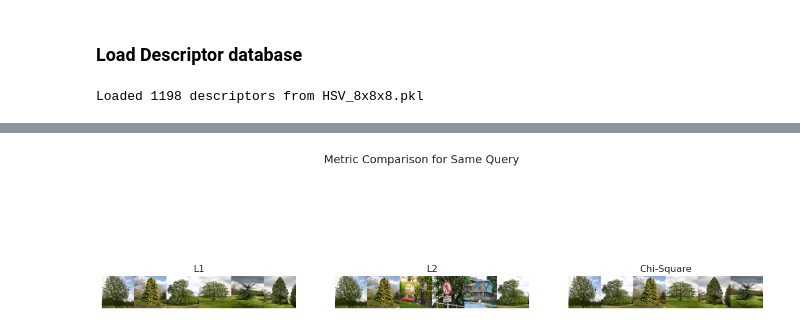
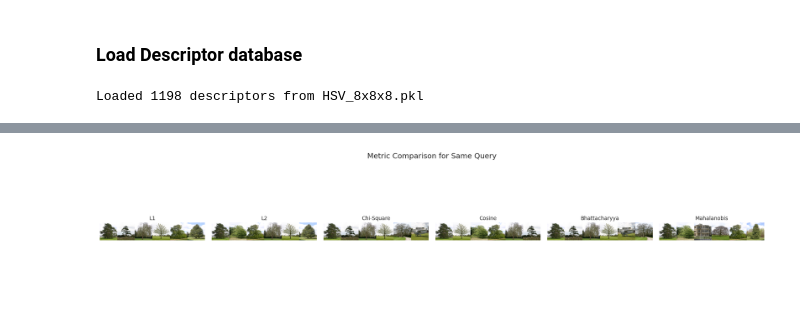
Before and after one commit to Victor-Johnson/computer-vision-visual-search, a Jupyter notebook: notebooks/image_retrival.ipynb, the cells around one changed output, grey strips where cells are left out. Saved outputs shown, nothing was run; the diff lists cells and outputs as text; code cells hidden in the pictures; blank space fills up the shorter version.

```diff
--- a/notebooks/image_retrival.ipynb
+++ b/notebooks/image_retrival.ipynb
@@ -53,10 +44,3 @@ def safe_imread(path: Path):
         print(f"Could not read: {path.name}")
         return None
     return img
-# %%
-def l1(a, b):  return np.sum(np.abs(a - b))
-def l2(a, b):  return np.sqrt(np.sum((a - b) ** 2))
-def chi2(a, b, eps=1e-10):
-    return 0.5 * np.sum(((a - b) ** 2) / (a + b + eps))
-
-metric_funcs = {"L1": l1, "L2": l2, "Chi-Square": chi2}
@@ -122,19 +161,36 @@ ValueError: num must be an integer with 1 <= num <= 10, not 11
 # %%
-metrics = ["L1", "L2", "Chi-Square"]
+metrics = ["L1", "L2", "Chi-Square", "Cosine", "Bhattacharyya", "Mahalanobis"]
 cols = len(metrics)
-plt.figure(figsize=(15,5))
+top_k = 6
+
+plt.figure(figsize=(18, 4))
 
 for j, m in enumerate(metrics):
     dist_fn = metric_funcs[m]
-    results = rank(query_vec, desc_db, dist_fn, top_k=6)
-    plt.subplot(1, cols, j+1)
-    imgs = [cv2.cvtColor(cv2.imread(str(DATA_DIR/name)), cv2.COLOR_BGR2RGB)
-            for name,_ in results]
-    grid = np.concatenate([cv2.resize(i,(120,120)) for i in imgs], axis=1)
+    results = rank(query_vec, desc_db, dist_fn, top_k=top_k)
+
+
+    imgs = []
+    for name, _ in results:
+        img_path = DATA_DIR / name
+        img = cv2.imread(str(img_path))
+        if img is not None:
+            img = cv2.cvtColor(img, cv2.COLOR_BGR2RGB)
+            img = cv2.resize(img, (120, 120))
+            imgs.append(img)
+    if not imgs:
+        # Handle metrics that produce no valid results
+        imgs = [np.zeros((120,120,3), dtype=np.uint8)]
+
+    # Concatenate horizontally
+    grid = np.concatenate(imgs, axis=1)
+    plt.subplot(1, cols, j + 1)
     plt.imshow(grid)
-    plt.axis("off"); plt.title(m)
+    plt.axis("off")
+    plt.title(m, fontsize=10)
 
 plt.suptitle("Metric Comparison for Same Query", fontsize=14)
+plt.tight_layout()
 plt.show()
 # %% [output]
-[figure, old version]
+[figure, new version]
```
Also changed, not shown: parts of 14 cells of this notebook, 6 other files.
